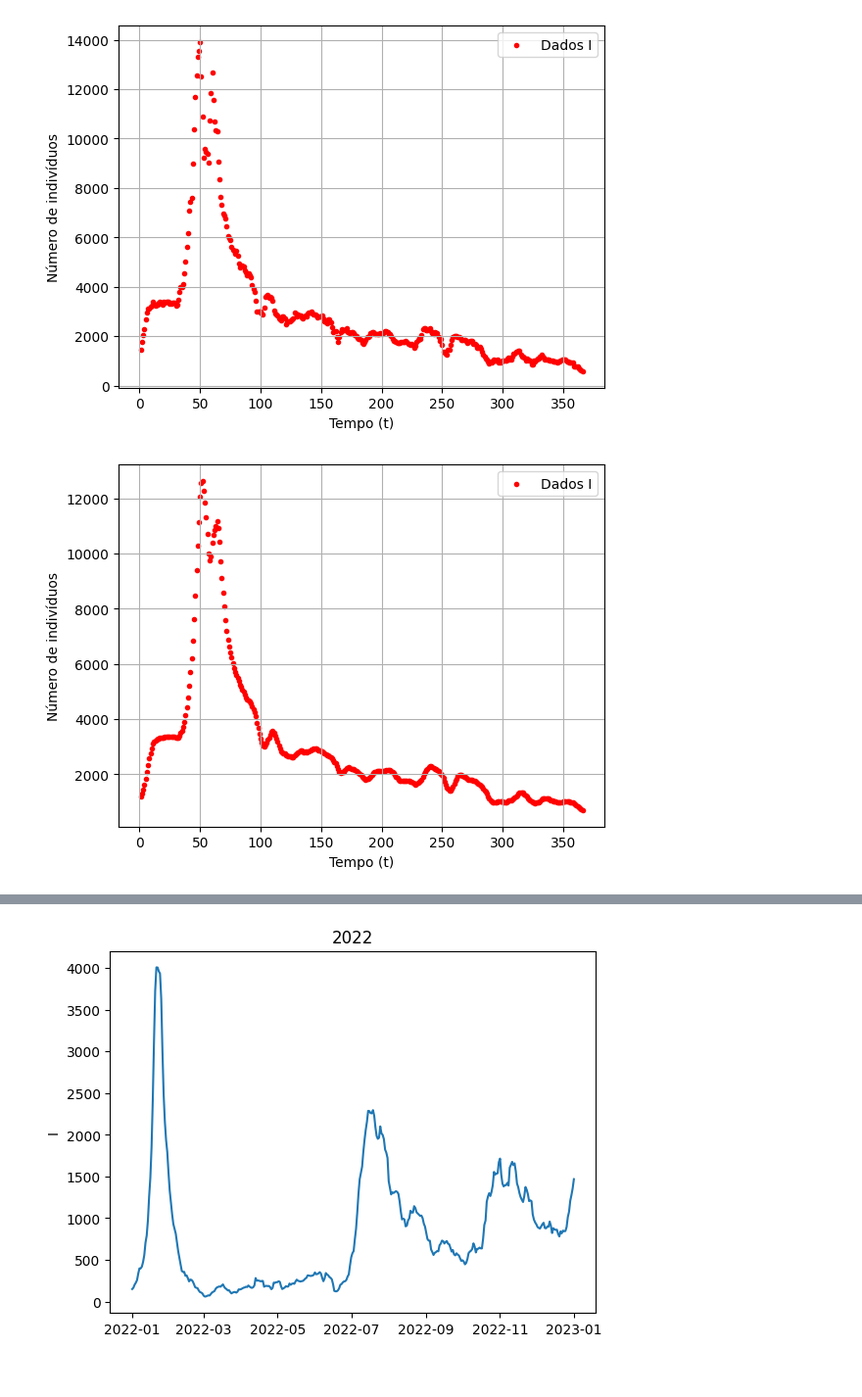
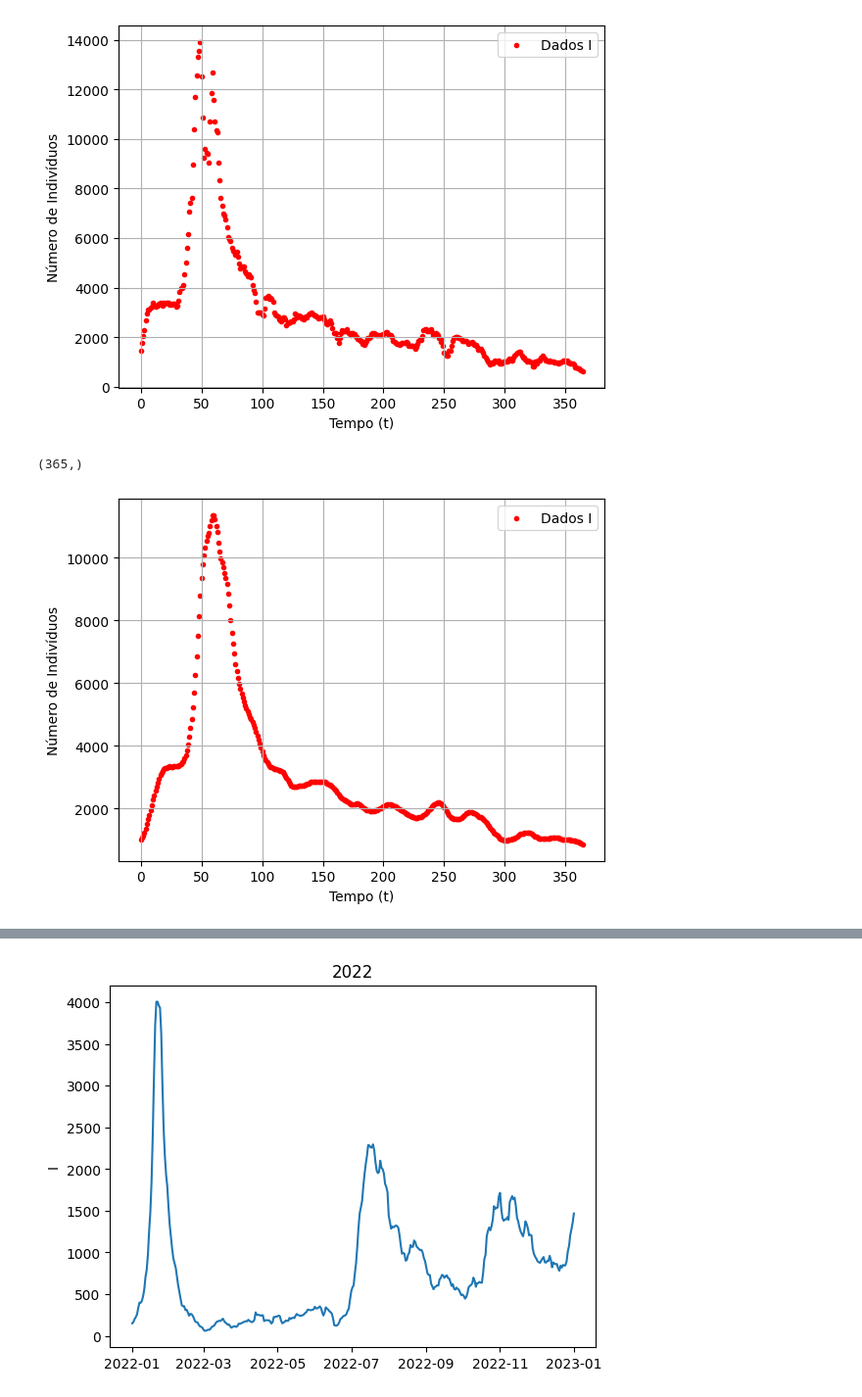
Before and after one commit to ginbar/inverse-cm, a Jupyter notebook: notebooks/data_analysis/DataAnalysisAM.ipynb, the cells around one changed output, grey strips where cells are left out. Shown at 98% size. Drawn from its saved outputs; the diff is of its cells as text; code cells hidden in the pictures.

```diff
--- a/notebooks/data_analysis/DataAnalysisAM.ipynb
+++ b/notebooks/data_analysis/DataAnalysisAM.ipynb
@@ -97,13 +106,18 @@ plt.show()
 # %% [output]
 [figure]
 # %%
-data2023 = sir["I"]["2023-01-01":"2024-01-01"].to_numpy()
-plotting.plot_incidence_data(data2023, "data-sus-AM-2023")
+data2023 = sir["I"]["2023-01-01":"2023-12-31"].to_numpy()
+data_t_2023 = np.linspace(0, len(data2023) - 1, len(data2023))
+plotting.plot_prevalence_data(data_t_2023, data2023, "data-sus-AM-2023")
 # %% [output]
 [figure]
+# %%
+data_t_2023.shape
+# %% [output]
+(365,)
 # %%
-smoothed_sir = sir.rolling(window=7).mean()
-smoothed_data2023 = smoothed_sir["I"]["2023-01-01":"2024-01-01"]
-plotting.plot_incidence_data(smoothed_data2023, "smoothed-data-sus-AM-2023")
+smoothed_sir = sir.rolling(window=14).mean()
+smoothed_data2023 = smoothed_sir["I"]["2023-01-01":"2023-12-31"]
+plotting.plot_prevalence_data(data_t_2023, smoothed_data2023, "smoothed-data-sus-AM-2023")
 # %% [output]
-[figure, old version]
+[figure, new version]
```
Also changed, not shown: parts of 4 cells of this notebook, 27 other files.
